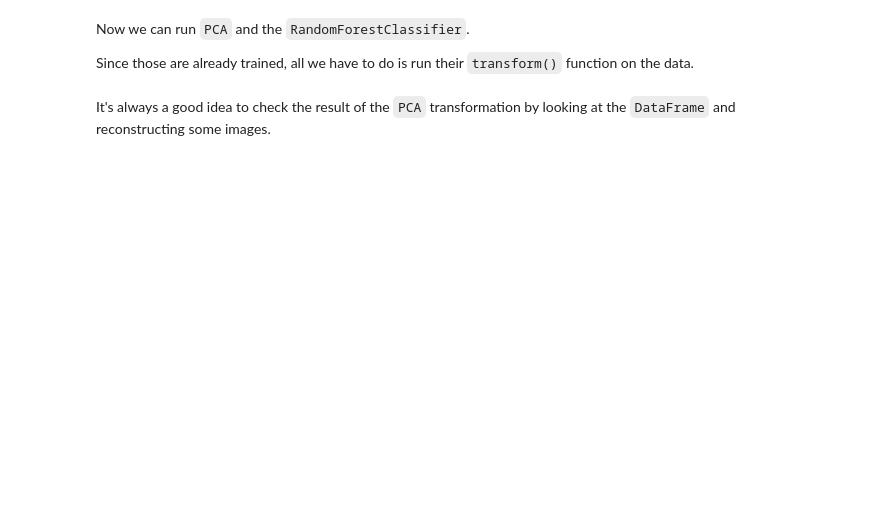
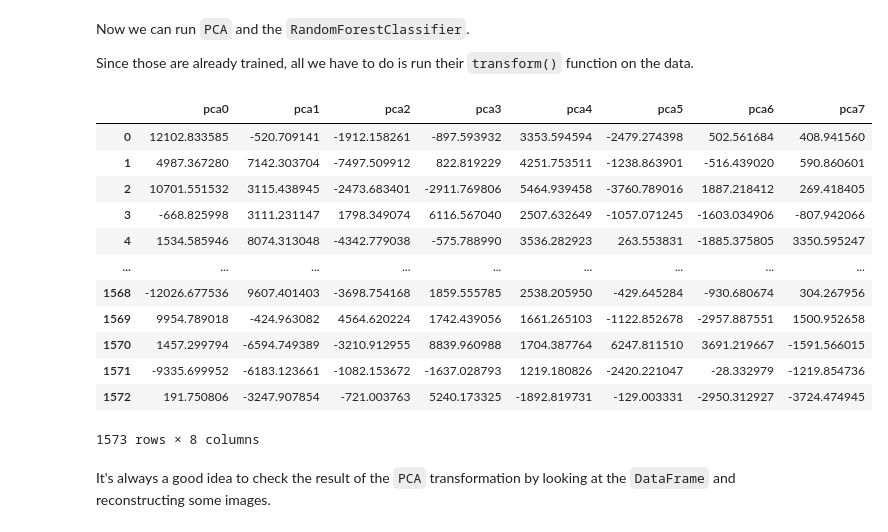
Before and after one commit to kaoriogawa-PSAM-5020-spring2026/Homework09, a Jupyter notebook: Homework09.ipynb, the cells around one changed output. Drawn from its saved outputs; the diff is of its cells as text; code cells hidden in the pictures; blank space fills up the shorter version.

```diff
--- a/Homework09.ipynb
+++ b/Homework09.ipynb
@@ -256,7 +254,22 @@ Since those are already trained, all we have to do is run their `transform()` fu
 # %%
 # TODO: run PCA on test pixels, get DataFrame
 #       this is the same PCA that was created above, not a new one
-test_cam_pca_df = cam_pca.fit_transform(test_pixel_data)
+test_cam_pca_df = cam_pca.transform(test_pixel_data)
+test_cam_pca_df
+# %% [output]
+|  | pca0 | pca1 | pca2 | pca3 | pca4 | pca5 | pca6 | pca7 |
+| 0 | 12102.833585 | -520.709141 | -1912.158261 | -897.593932 | 3353.594594 | -2479.274398 | 502.561684 | 408.941560 |
+| 1 | 4987.367280 | 7142.303704 | -7497.509912 | 822.819229 | 4251.753511 | -1238.863901 | -516.439020 | 590.860601 |
+| 2 | 10701.551532 | 3115.438945 | -2473.683401 | -2911.769806 | 5464.939458 | -3760.789016 | 1887.218412 | 269.418405 |
+| 3 | -668.825998 | 3111.231147 | 1798.349074 | 6116.567040 | 2507.632649 | -1057.071245 | -1603.034906 | -807.942066 |
+| 4 | 1534.585946 | 8074.313048 | -4342.779038 | -575.788990 | 3536.282923 | 263.553831 | -1885.375805 | 3350.595247 |
+| ... | ... | ... | ... | ... | ... | ... | ... | ... |
+| 1568 | -12026.677536 | 9607.401403 | -3698.754168 | 1859.555785 | 2538.205950 | -429.645284 | -930.680674 | 304.267956 |
+| 1569 | 9954.789018 | -424.963082 | 4564.620224 | 1742.439056 | 1661.265103 | -1122.852678 | -2957.887551 | 1500.952658 |
+| 1570 | 1457.299794 | -6594.749389 | -3210.912955 | 8839.960988 | 1704.387764 | 6247.811510 | 3691.219667 | -1591.566015 |
+| 1571 | -9335.699952 | -6183.123661 | -1082.153672 | -1637.028793 | 1219.180826 | -2420.221047 | -28.332979 | -1219.854736 |
+| 1572 | 191.750806 | -3247.907854 | -721.003763 | 5240.173325 | -1892.819731 | -129.003331 | -2950.312927 | -3724.474945 |
+1573 rows × 8 columns
 # %% [markdown]
 It's always a good idea to check the result of the `PCA` transformation by looking at the `DataFrame` and reconstructing some images.
 # %%
```
Also changed, not shown: parts of 7 cells of this notebook.
